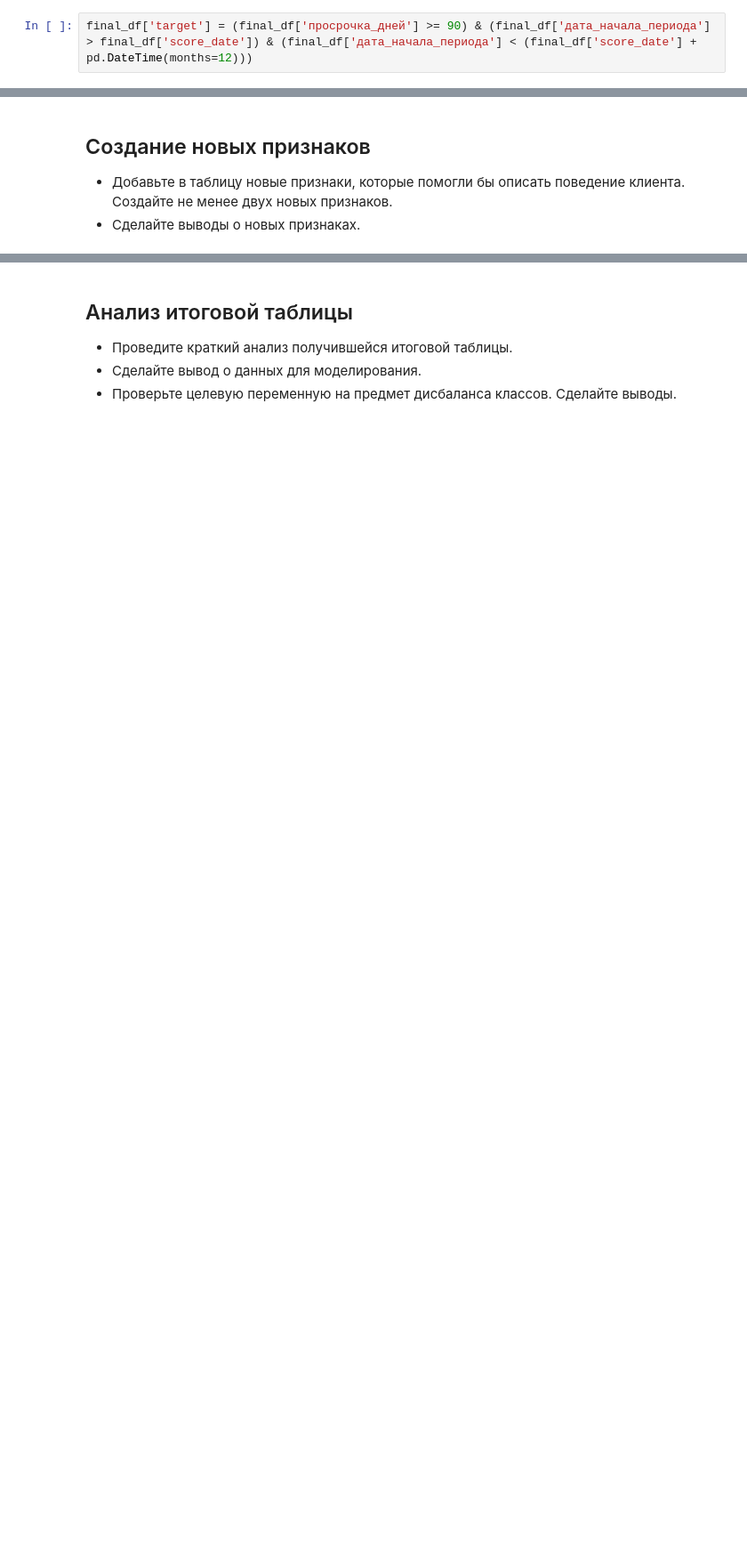
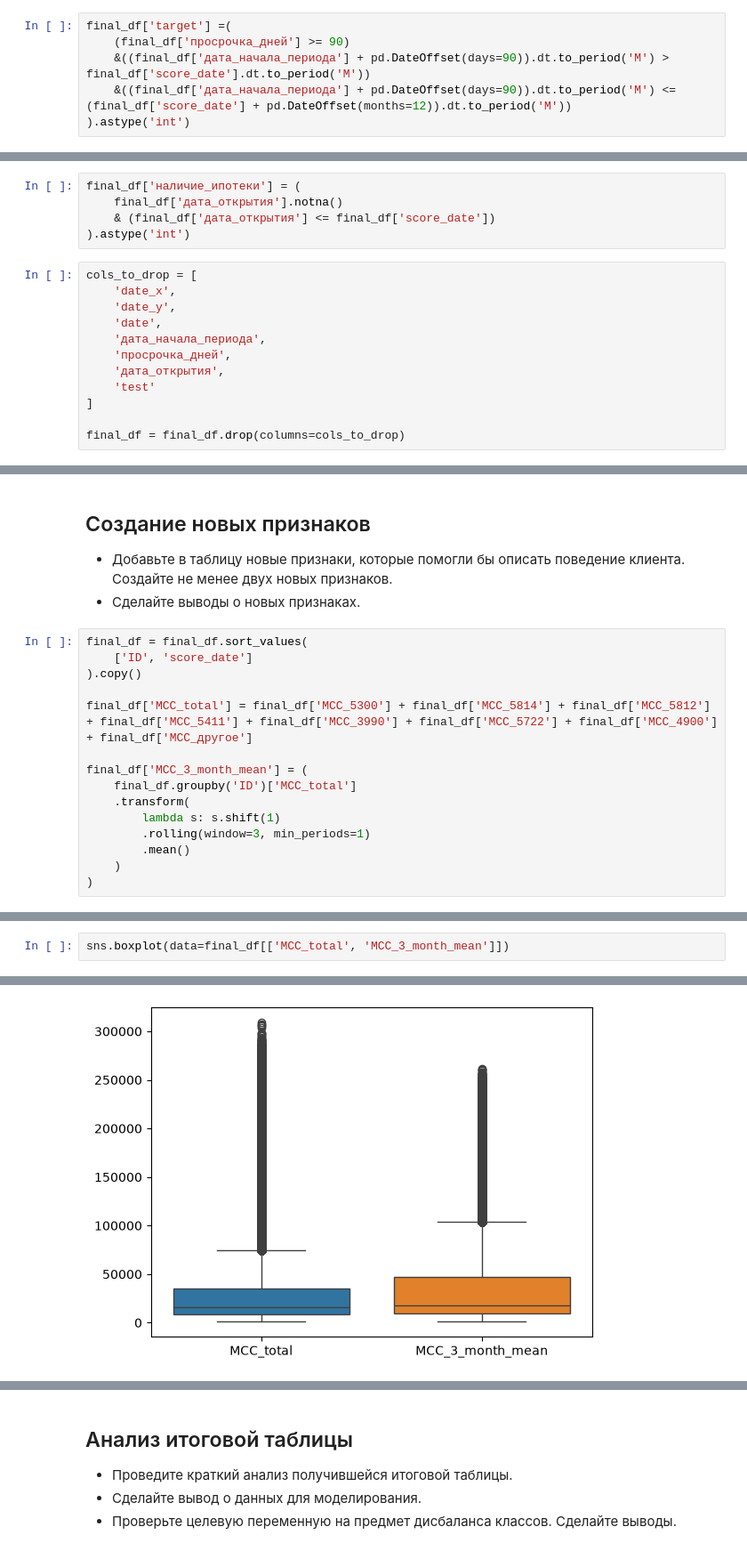
Before and after one commit to BeHappyBee/ds-learning-project, a Jupyter notebook: 6e251653-886a-4cda-af2d-6475fa820d7a.ipynb, the cells around one changed output, grey strips where cells are left out. Shown at 89% size. Cells and saved outputs as stored; diff of their text form; blank space fills up the shorter version.

```diff
--- a/6e251653-886a-4cda-af2d-6475fa820d7a.ipynb
+++ b/6e251653-886a-4cda-af2d-6475fa820d7a.ipynb
@@ -383,4 +383,8 @@ sum(final_df['test'] == False)
 
 Создадим столбец target
 # %%
-final_df['target'] = (final_df['просрочка_дней'] >= 90) & (final_df['дата_начала_периода'] > final_df['score_date']) & (final_df['дата_начала_периода'] < (final_df['score_date'] + pd.DateTime(months=12)))
+final_df['target'] =(
+    (final_df['просрочка_дней'] >= 90)
+    &((final_df['дата_начала_периода'] + pd.DateOffset(days=90)).dt.to_period('M') > final_df['score_date'].dt.to_period('M'))
+    &((final_df['дата_начала_периода'] + pd.DateOffset(days=90)).dt.to_period('M') <= (final_df['score_date'] + pd.DateOffset(months=12)).dt.to_period('M'))
+).astype('int')
@@ -388,0 +413,17 @@ AttributeError: module 'pandas' has no attribute 'DateTime'
+# %%
+final_df['наличие_ипотеки'] = (
+    final_df['дата_открытия'].notna()
+    & (final_df['дата_открытия'] <= final_df['score_date'])
+).astype('int')
+# %%
+cols_to_drop = [
+    'date_x',
+    'date_y',
+    'date',
+    'дата_начала_периода',
+    'просрочка_дней',
+    'дата_открытия',
+    'test'
+]
+
+final_df = final_df.drop(columns=cols_to_drop)
@@ -391,3 +460,18 @@ AttributeError: module 'pandas' has no attribute 'DateTime'
 
 * Добавьте в таблицу новые признаки, которые помогли бы описать поведение клиента. Создайте не менее двух новых признаков.
 * Сделайте выводы о новых признаках.
+# %%
+final_df = final_df.sort_values(
+    ['ID', 'score_date']
+).copy()
+
+final_df['MCC_total'] = final_df['MCC_5300'] + final_df['MCC_5814'] + final_df['MCC_5812'] + final_df['MCC_5411'] + final_df['MCC_3990'] + final_df['MCC_5722'] + final_df['MCC_4900'] + final_df['MCC_другое']
+
+final_df['MCC_3_month_mean'] = (
+    final_df.groupby('ID')['MCC_total']
+    .transform(
+        lambda s: s.shift(1)
+        .rolling(window=3, min_periods=1)
+        .mean()
+    )
+)
@@ -393,0 +492,3 @@ AttributeError: module 'pandas' has no attribute 'DateTime'
+# %%
+sns.boxplot(data=final_df[['MCC_total', 'MCC_3_month_mean']])
+# %% [output]
@@ -393,0 +496 @@ AttributeError: module 'pandas' has no attribute 'DateTime'
+[figure, added]
```
Also changed, not shown: parts of 11 cells of this notebook.
